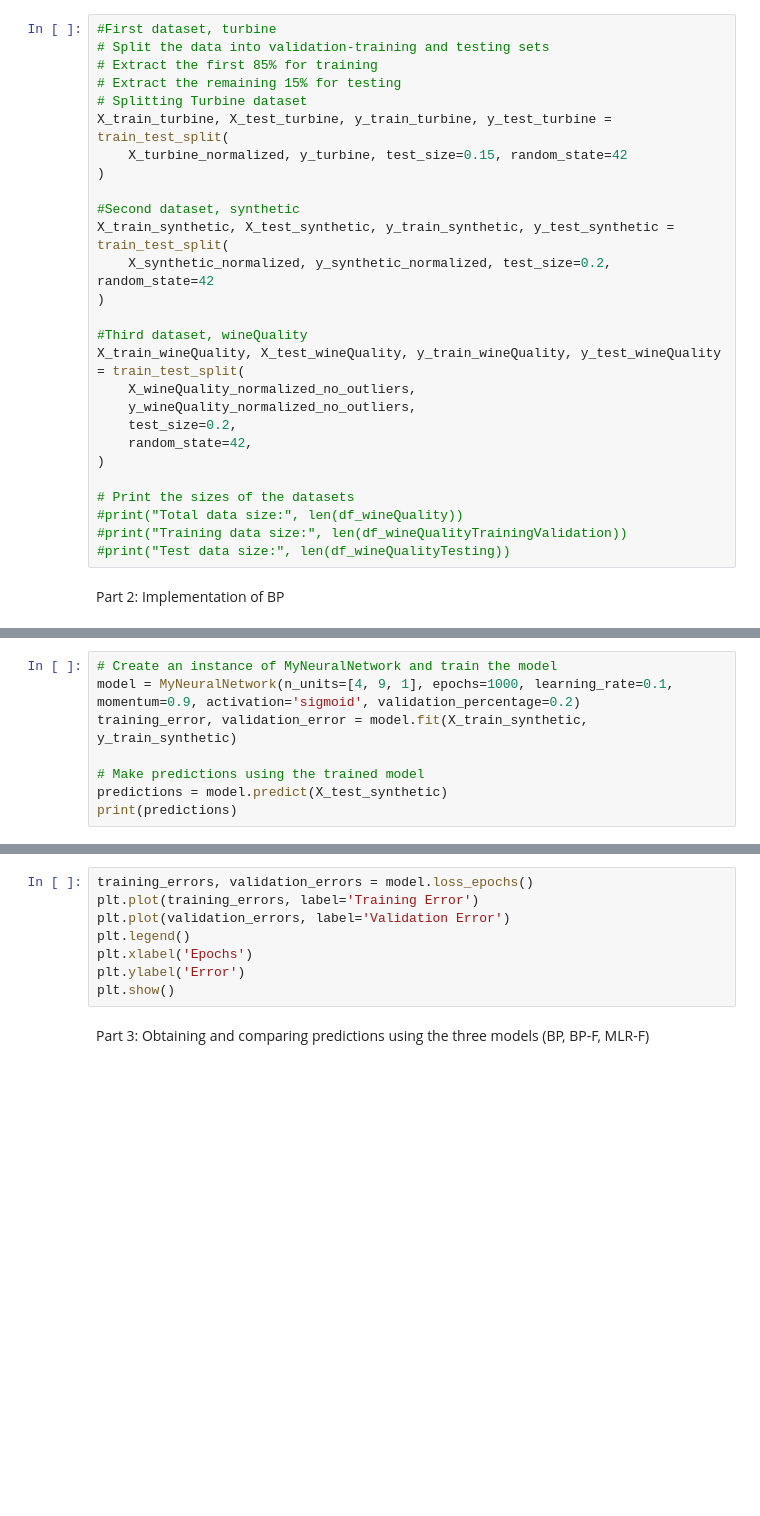
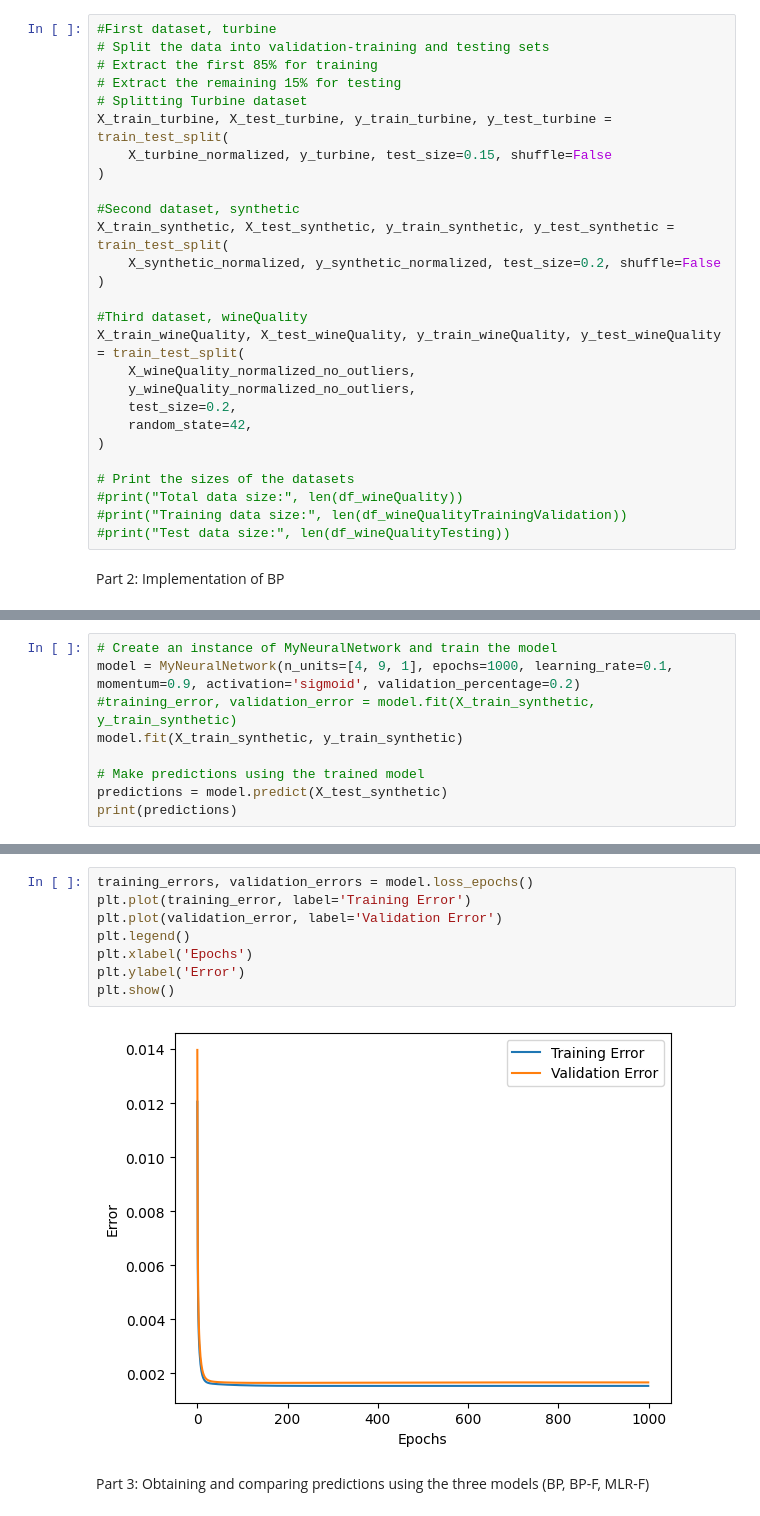
Before and after one commit to Natzaret/Natzaret, a Jupyter notebook: NEC_Exercise_1.ipynb, the cells around one changed output, grey strips where cells are left out. Cells and saved outputs as stored; diff of their text form; blank space fills up the shorter version.

```diff
--- a/NEC_Exercise_1.ipynb
+++ b/NEC_Exercise_1.ipynb
@@ -140,12 +151,12 @@ Now, we divide the datasets into validation & training and test.
 # Extract the remaining 15% for testing
 # Splitting Turbine dataset
 X_train_turbine, X_test_turbine, y_train_turbine, y_test_turbine = train_test_split(
-    X_turbine_normalized, y_turbine, test_size=0.15, random_state=42
+    X_turbine_normalized, y_turbine, test_size=0.15, shuffle=False
 )
 
 #Second dataset, synthetic
 X_train_synthetic, X_test_synthetic, y_train_synthetic, y_test_synthetic = train_test_split(
-    X_synthetic_normalized, y_synthetic_normalized, test_size=0.2, random_state=42
+    X_synthetic_normalized, y_synthetic_normalized, test_size=0.2, shuffle=False
 )
 
 #Third dataset, wineQuality
@@ -270,7 +329,8 @@ class MyNeuralNetwork:
 # %%
 # Create an instance of MyNeuralNetwork and train the model
 model = MyNeuralNetwork(n_units=[4, 9, 1], epochs=1000, learning_rate=0.1, momentum=0.9, activation='sigmoid', validation_percentage=0.2)
-training_error, validation_error = model.fit(X_train_synthetic, y_train_synthetic)
+#training_error, validation_error = model.fit(X_train_synthetic, y_train_synthetic)
+model.fit(X_train_synthetic, y_train_synthetic)
 
 # Make predictions using the trained model
 predictions = model.predict(X_test_synthetic)
@@ -278,10 +356,12 @@ print(predictions)
 # %%
 training_errors, validation_errors = model.loss_epochs()
-plt.plot(training_errors, label='Training Error')
-plt.plot(validation_errors, label='Validation Error')
+plt.plot(training_error, label='Training Error')
+plt.plot(validation_error, label='Validation Error')
 plt.legend()
 plt.xlabel('Epochs')
 plt.ylabel('Error')
 plt.show()
+# %% [output]
+[figure, added]
 # %% [markdown]
 Part 3: Obtaining and comparing predictions using the three models (BP, BP-F, MLR-F)
```
Also changed, not shown: parts of 15 cells of this notebook.
